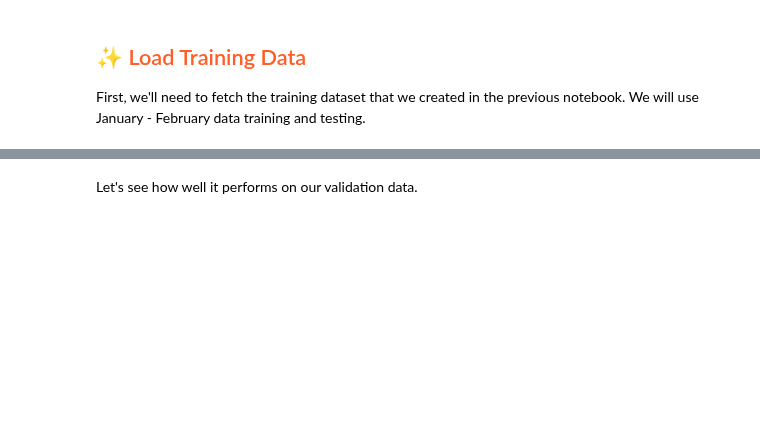
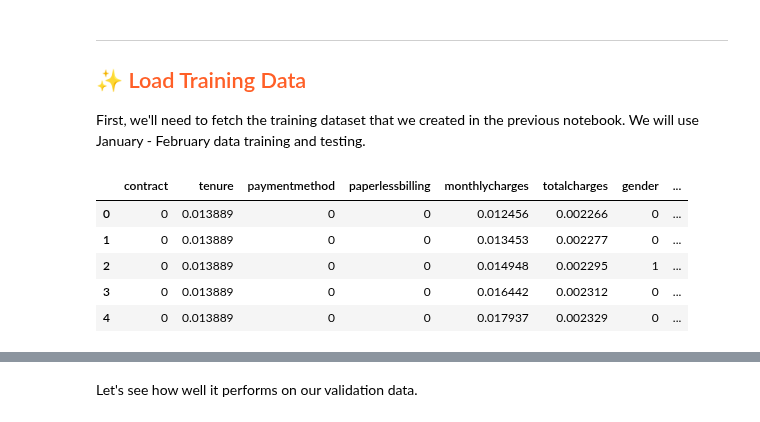
Before and after one commit to logicalclocks/hopsworks-tutorials, a Jupyter notebook: churn/3_model_training.ipynb, the cells around one changed output, grey strips where cells are left out. Saved outputs shown, nothing was run; the diff lists cells and outputs as text; code cells hidden in the pictures; blank space fills up the shorter version.

Commit message:
Churn Project Ready

```diff
--- a/churn/3_model_training.ipynb
+++ b/churn/3_model_training.ipynb
@@ -27,5 +26,6 @@ Logged in to project, explore it here https://c.app.hopsworks.ai:443/p/146
 Connected. Call `.close()` to terminate connection gracefully.
 # %% [markdown]
+---
 ## <span style="color:#ff5f27;"> ✨ Load Training Data </span>
 
 First, we'll need to fetch the training dataset that we created in the previous notebook. We will use January - February data training and testing.
@@ -34,6 +34,24 @@ import pandas as pd
 from sklearn.linear_model import LogisticRegression
 from sklearn.preprocessing import OneHotEncoder
 
+import warnings
+warnings.filterwarnings('ignore')
+
 # Load data.
-feature_view = fs.get_feature_view("churn_feature_view", 1)
-X_train, y_train, X_val, y_val, X_test, y_test = feature_view.get_train_validation_test_split(1)
+feature_view = fs.get_feature_view(
+    name = 'churn_feature_view',
+    version = 1
+)
+
+X_train, y_train, X_val, y_val, X_test, y_test = feature_view.get_train_validation_test_split(
+    training_dataset_version = 1
+)
+# %%
+X_train.head()
+# %% [output]
+|  | contract | tenure | paymentmethod | paperlessbilling | monthlycharges | totalcharges | gender | ... |
+| 0 | 0 | 0.013889 | 0 | 0 | 0.012456 | 0.002266 | 0 | ... |
+| 1 | 0 | 0.013889 | 0 | 0 | 0.013453 | 0.002277 | 0 | ... |
+| 2 | 0 | 0.013889 | 0 | 0 | 0.014948 | 0.002295 | 1 | ... |
+| 3 | 0 | 0.013889 | 0 | 0 | 0.016442 | 0.002312 | 0 | ... |
+| 4 | 0 | 0.013889 | 0 | 0 | 0.017937 | 0.002329 | 0 | ... |
```
Also changed, not shown: parts of 22 cells of this notebook, 3 other files.
